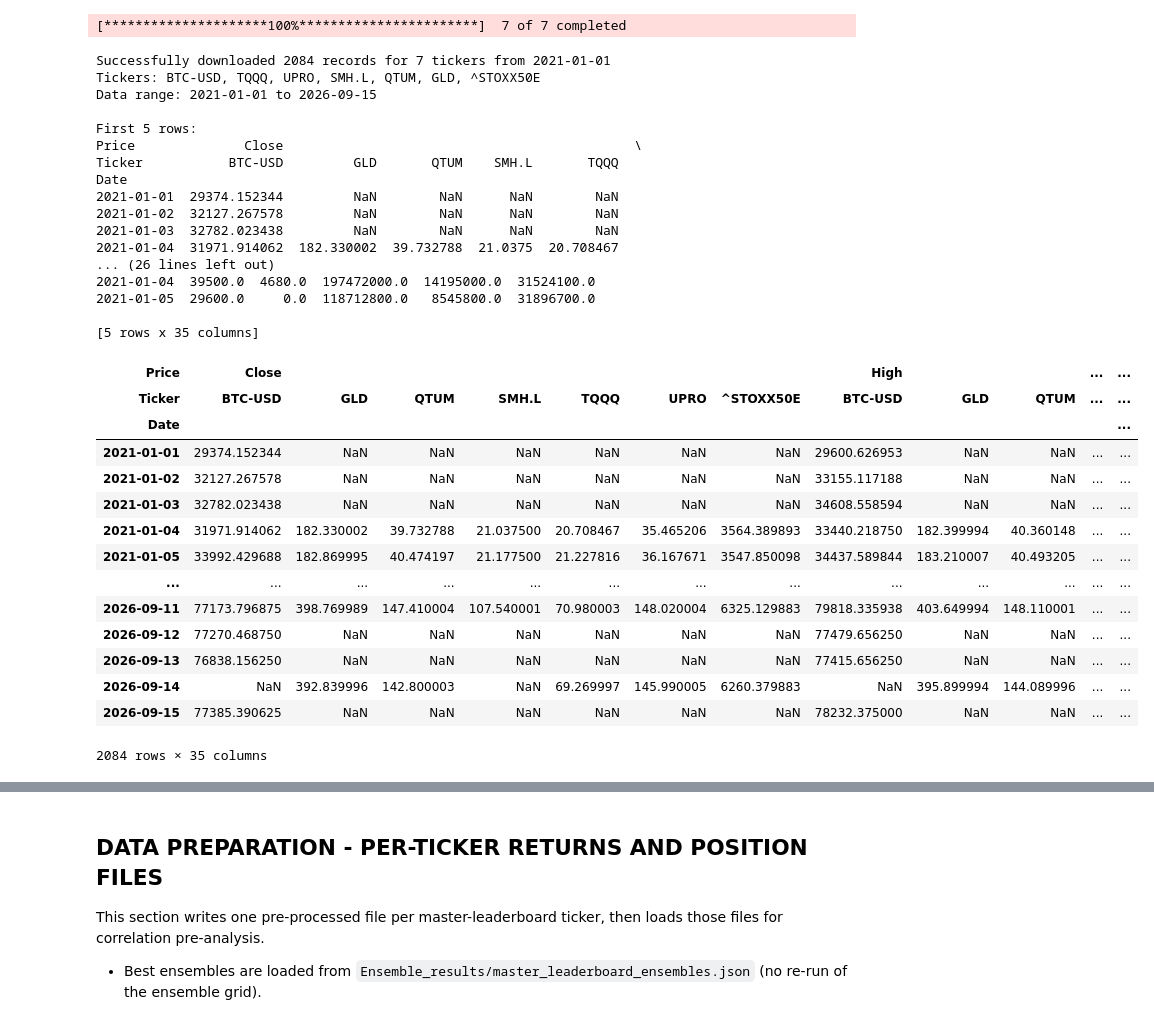
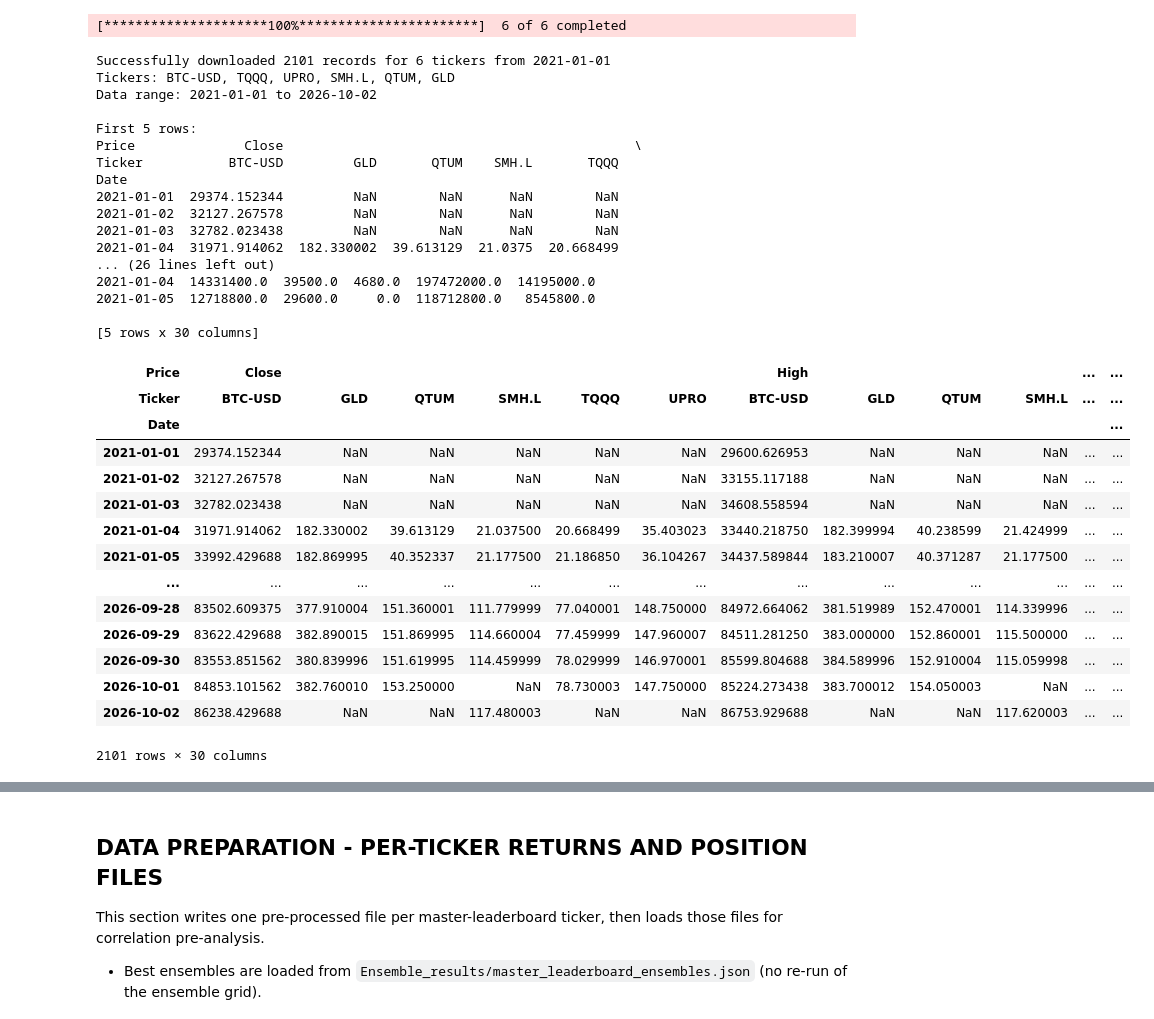
Before and after one commit to jarij02/quant-ricks-trading-academy, a Jupyter notebook: RAAM.ipynb, the cells around one changed output, grey strips where cells are left out. Cells and saved outputs as stored; diff of their text form; code cells hidden in the pictures.

```diff
--- a/RAAM.ipynb
+++ b/RAAM.ipynb
@@ -19,7 +19,6 @@ TICKERS = [
     "SMH.L",
     "QTUM",
     "GLD",
-    "^STOXX50E",
 ]
 
 START_DATE = '2021-01-01'
@@ -84,56 +83,56 @@ if failed_tickers:
 
 if not TICKERS:
     raise ValueError(
         "No usable Close data for any requested ticker after download. "
         f"Failed: {failed_tickers!r}."
     )
 
 # Bootstrap only: some helper cells still read a global TICKER name.
 # Analysis loops every symbol in TICKERS (not just this one).
 TICKER = TICKERS[0]
 
 print(f"Successfully downloaded {len(stock_data)} records for {len(TICKERS)} tickers from {START_DATE}")
 print(f"Tickers: {', '.join(TICKERS)}")
 print(f"Data range: {stock_data.index.min().date()} to {stock_data.index.max().date()}")
 print("\nFirst 5 rows:")
 print(stock_data.head())
 
 # Display the downloaded data
 stock_data
 # %% [output]
-[*********************100%***********************]  7 of 7 completed
+[*********************100%***********************]  6 of 6 completed
-Successfully downloaded 2084 records for 7 tickers from 2021-01-01
-Tickers: BTC-USD, TQQQ, UPRO, SMH.L, QTUM, GLD, ^STOXX50E
-Data range: 2021-01-01 to 2026-09-15
+Successfully downloaded 2101 records for 6 tickers from 2021-01-01
+Tickers: BTC-USD, TQQQ, UPRO, SMH.L, QTUM, GLD
+Data range: 2021-01-01 to 2026-10-02
 
 First 5 rows:
 Price              Close                                             \
 Ticker           BTC-USD         GLD       QTUM    SMH.L       TQQQ
 Date
 2021-01-01  29374.152344         NaN        NaN      NaN        NaN
 2021-01-02  32127.267578         NaN        NaN      NaN        NaN
 2021-01-03  32782.023438         NaN        NaN      NaN        NaN
-2021-01-04  31971.914062  182.330002  39.732788  21.0375  20.708467
+2021-01-04  31971.914062  182.330002  39.613129  21.0375  20.668499
 ... (26 lines left out)
-2021-01-04  39500.0  4680.0  197472000.0  14195000.0  31524100.0
-2021-01-05  29600.0     0.0  118712800.0   8545800.0  31896700.0
+2021-01-04  14331400.0  39500.0  4680.0  197472000.0  14195000.0
+2021-01-05  12718800.0  29600.0     0.0  118712800.0   8545800.0
 
-[5 rows x 35 columns]
+[5 rows x 30 columns]
-| Price | Close |  |  |  |  |  |  | High |  |  | ... | ... |
-| Ticker | BTC-USD | GLD | QTUM | SMH.L | TQQQ | UPRO | ^STOXX50E | BTC-USD | GLD | QTUM | ... | ... |
+| Price | Close |  |  |  |  |  | High |  |  |  | ... | ... |
+| Ticker | BTC-USD | GLD | QTUM | SMH.L | TQQQ | UPRO | BTC-USD | GLD | QTUM | SMH.L | ... | ... |
 | Date |  |  |  |  |  |  |  |  |  |  |  | ... |
-| 2021-01-01 | 29374.152344 | NaN | NaN | NaN | NaN | NaN | NaN | 29600.626953 | NaN | NaN | ... | ... |
-| 2021-01-02 | 32127.267578 | NaN | NaN | NaN | NaN | NaN | NaN | 33155.117188 | NaN | NaN | ... | ... |
-| 2021-01-03 | 32782.023438 | NaN | NaN | NaN | NaN | NaN | NaN | 34608.558594 | NaN | NaN | ... | ... |
-| 2021-01-04 | 31971.914062 | 182.330002 | 39.732788 | 21.037500 | 20.708467 | 35.465206 | 3564.389893 | 33440.218750 | 182.399994 | 40.360148 | ... | ... |
-| 2021-01-05 | 33992.429688 | 182.869995 | 40.474197 | 21.177500 | 21.227816 | 36.167671 | 3547.850098 | 34437.589844 | 183.210007 | 40.493205 | ... | ... |
+| 2021-01-01 | 29374.152344 | NaN | NaN | NaN | NaN | NaN | 29600.626953 | NaN | NaN | NaN | ... | ... |
+| 2021-01-02 | 32127.267578 | NaN | NaN | NaN | NaN | NaN | 33155.117188 | NaN | NaN | NaN | ... | ... |
+| 2021-01-03 | 32782.023438 | NaN | NaN | NaN | NaN | NaN | 34608.558594 | NaN | NaN | NaN | ... | ... |
+| 2021-01-04 | 31971.914062 | 182.330002 | 39.613129 | 21.037500 | 20.668499 | 35.403023 | 33440.218750 | 182.399994 | 40.238599 | 21.424999 | ... | ... |
+| 2021-01-05 | 33992.429688 | 182.869995 | 40.352337 | 21.177500 | 21.186850 | 36.104267 | 34437.589844 | 183.210007 | 40.371287 | 21.177500 | ... | ... |
 | ... | ... | ... | ... | ... | ... | ... | ... | ... | ... | ... | ... | ... |
-| 2026-09-11 | 77173.796875 | 398.769989 | 147.410004 | 107.540001 | 70.980003 | 148.020004 | 6325.129883 | 79818.335938 | 403.649994 | 148.110001 | ... | ... |
-| 2026-09-12 | 77270.468750 | NaN | NaN | NaN | NaN | NaN | NaN | 77479.656250 | NaN | NaN | ... | ... |
-| 2026-09-13 | 76838.156250 | NaN | NaN | NaN | NaN | NaN | NaN | 77415.656250 | NaN | NaN | ... | ... |
-| 2026-09-14 | NaN | 392.839996 | 142.800003 | NaN | 69.269997 | 145.990005 | 6260.379883 | NaN | 395.899994 | 144.089996 | ... | ... |
-| 2026-09-15 | 77385.390625 | NaN | NaN | NaN | NaN | NaN | NaN | 78232.375000 | NaN | NaN | ... | ... |
+| 2026-09-28 | 83502.609375 | 377.910004 | 151.360001 | 111.779999 | 77.040001 | 148.750000 | 84972.664062 | 381.519989 | 152.470001 | 114.339996 | ... | ... |
+| 2026-09-29 | 83622.429688 | 382.890015 | 151.869995 | 114.660004 | 77.459999 | 147.960007 | 84511.281250 | 383.000000 | 152.860001 | 115.500000 | ... | ... |
+| 2026-09-30 | 83553.851562 | 380.839996 | 151.619995 | 114.459999 | 78.029999 | 146.970001 | 85599.804688 | 384.589996 | 152.910004 | 115.059998 | ... | ... |
+| 2026-10-01 | 84853.101562 | 382.760010 | 153.250000 | NaN | 78.730003 | 147.750000 | 85224.273438 | 383.700012 | 154.050003 | NaN | ... | ... |
+| 2026-10-02 | 86238.429688 | NaN | NaN | 117.480003 | NaN | NaN | 86753.929688 | NaN | NaN | 117.620003 | ... | ... |
-2084 rows × 35 columns
+2101 rows × 30 columns
 # %%
 # TECHNICAL ANALYSIS INDICATORS USING TA-LIB
 
```
Also changed, not shown: parts of 17 cells of this notebook, 12 other files.
